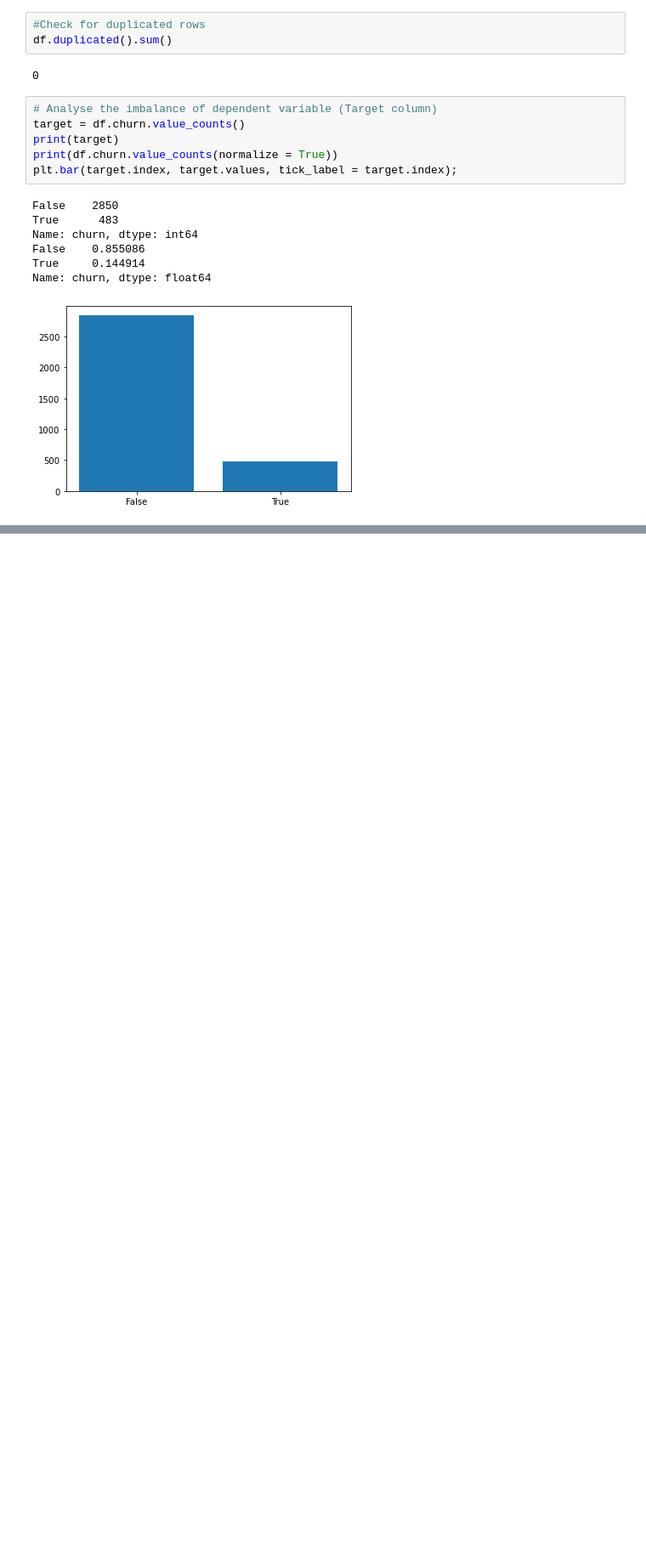
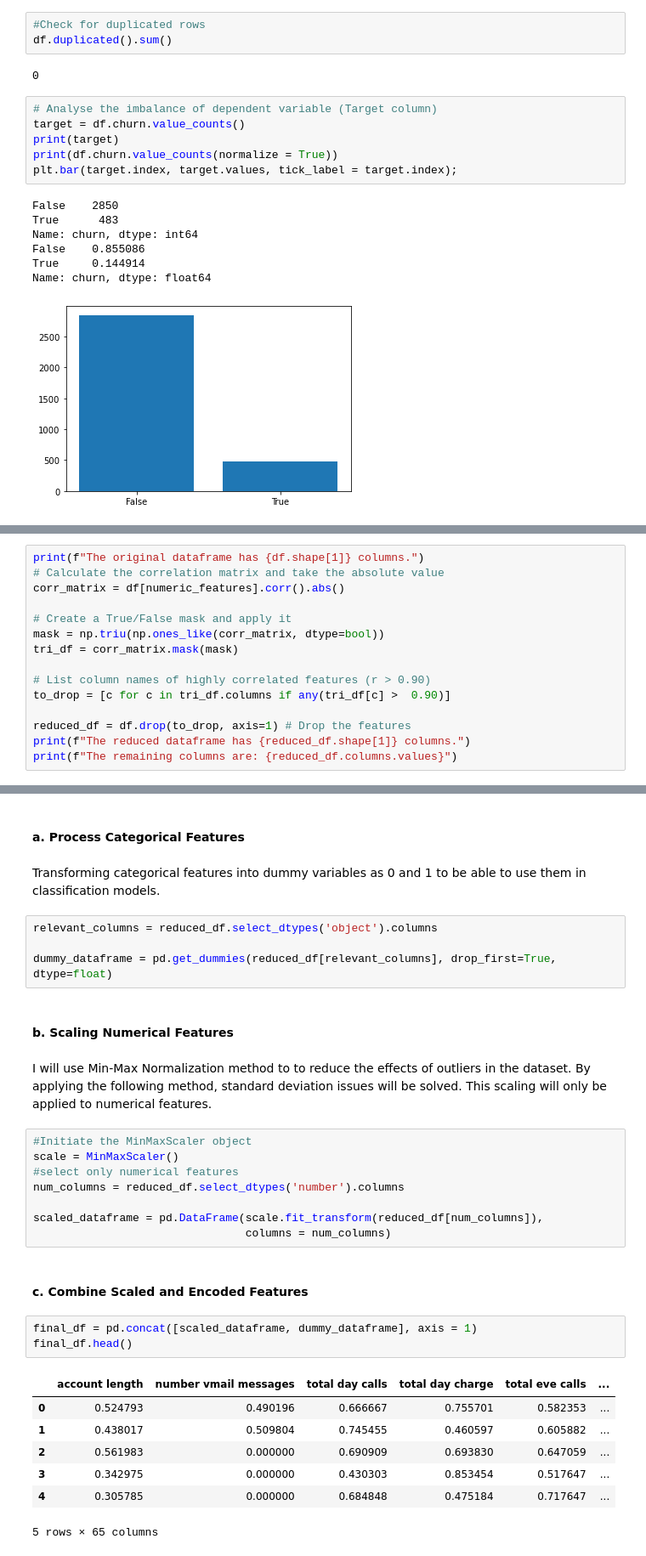
Before and after one commit to taingocbui/phase3_project, a Jupyter notebook: project3.ipynb, the cells around one changed output, grey strips where cells are left out. Shown at 85% size. Saved outputs shown, nothing was run; the diff lists cells and outputs as text; blank space fills up the shorter version.

```diff
--- a/project3.ipynb
+++ b/project3.ipynb
@@ -85,0 +181,15 @@ This public dataset is provided by the CrowdAnalytix community as part of their
+# %%
+print(f"The original dataframe has {df.shape[1]} columns.")
+# Calculate the correlation matrix and take the absolute value
+corr_matrix = df[numeric_features].corr().abs()
+
+# Create a True/False mask and apply it
+mask = np.triu(np.ones_like(corr_matrix, dtype=bool))
+tri_df = corr_matrix.mask(mask)
+
+# List column names of highly correlated features (r > 0.90)
+to_drop = [c for c in tri_df.columns if any(tri_df[c] >  0.90)]
+
+reduced_df = df.drop(to_drop, axis=1) # Drop the features
+print(f"The reduced dataframe has {reduced_df.shape[1]} columns.")
+print(f"The remaining columns are: {reduced_df.columns.values}")
@@ -85,0 +206,33 @@ This public dataset is provided by the CrowdAnalytix community as part of their
+# %% [markdown]
+#### a. Process Categorical Features
+# %% [markdown]
+Transforming categorical features into dummy variables as 0 and 1 to be able to use them in classification models.
+# %%
+relevant_columns = reduced_df.select_dtypes('object').columns
+
+dummy_dataframe = pd.get_dummies(reduced_df[relevant_columns], drop_first=True, dtype=float)
+# %% [markdown]
+#### b. Scaling Numerical Features
+# %% [markdown]
+I will use Min-Max Normalization method to to reduce the effects of outliers in the dataset. By applying the following method, standard deviation issues will be solved. This scaling will only be applied to numerical features.
+# %%
+#Initiate the MinMaxScaler object
+scale = MinMaxScaler()
+#select only numerical features
+num_columns = reduced_df.select_dtypes('number').columns
+
+scaled_dataframe = pd.DataFrame(scale.fit_transform(reduced_df[num_columns]),
+                                columns = num_columns)
+# %% [markdown]
+#### c. Combine Scaled and Encoded Features
+# %%
+final_df = pd.concat([scaled_dataframe, dummy_dataframe], axis = 1)
+final_df.head()
+# %% [output]
+|  | account length | number vmail messages | total day calls | total day charge | total eve calls | ... |
+| 0 | 0.524793 | 0.490196 | 0.666667 | 0.755701 | 0.582353 | ... |
+| 1 | 0.438017 | 0.509804 | 0.745455 | 0.460597 | 0.605882 | ... |
+| 2 | 0.561983 | 0.000000 | 0.690909 | 0.693830 | 0.647059 | ... |
+| 3 | 0.342975 | 0.000000 | 0.430303 | 0.853454 | 0.517647 | ... |
+| 4 | 0.305785 | 0.000000 | 0.684848 | 0.475184 | 0.717647 | ... |
+5 rows × 65 columns
```
Also changed, not shown: parts of 24 cells of this notebook.
